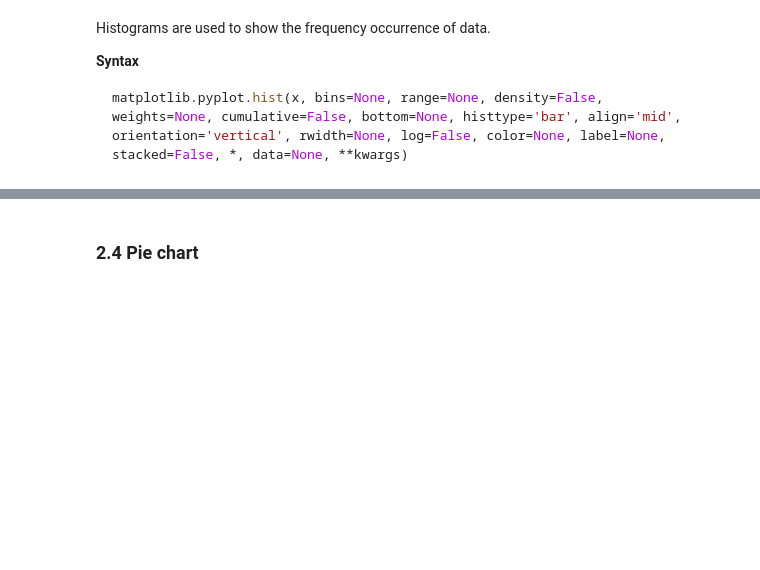
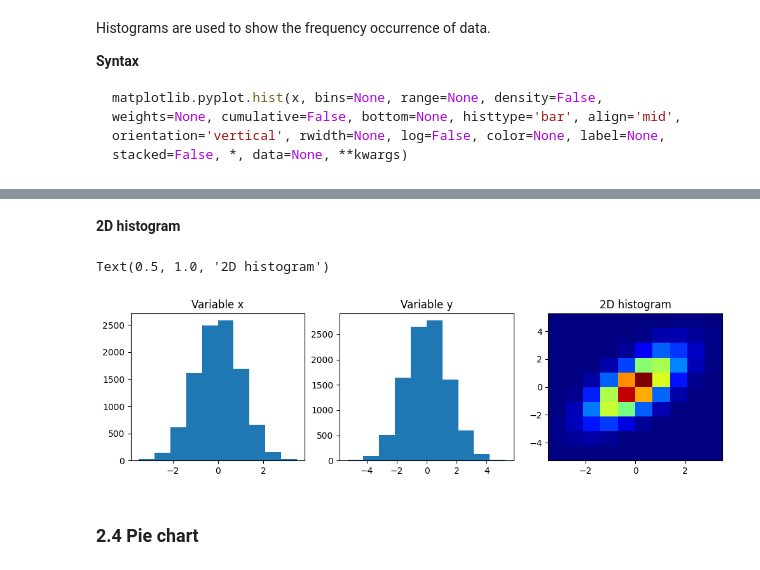
Before and after one commit to AmirMardan/ml_course, a Jupyter notebook: 4_visualization/0_matplotlib.ipynb, the cells around one changed output, grey strips where cells are left out. Drawn from its saved outputs; the diff is of its cells as text; code cells hidden in the pictures; blank space fills up the shorter version.

```diff
--- a/4_visualization/0_matplotlib.ipynb
+++ b/4_visualization/0_matplotlib.ipynb
@@ -648,3 +662,29 @@ Text(0.5, 1.0, 'barstacked')
+# %% [markdown]
+**2D histogram**
+# %%
+# Generate data
+mean = [0, 0]
+cov = [[1, 1], [1, 2]]
+
+x_hsit2d, y_hsit2d = np.random.multivariate_normal(mean, cov, 10000).T
+
+fig = plt.figure(figsize=(12, 3))
+
+ax= fig.add_subplot(131)
+ax.hist(x=x_hsit2d)
+ax.set_title('Variable x')
+
+ax= fig.add_subplot(132)
+ax.hist(x=y_hsit2d)
+ax.set_title('Variable y')
+
+ax= fig.add_subplot(133)
+ax.hist2d(x=x_hsit2d, y=y_hsit2d,
+         cmap='jet');
+ax.set_title('2D histogram')
+# %% [output]
+Text(0.5, 1.0, '2D histogram')
+[figure, added]
 # %% [markdown]
 <a name='pie'></a>
 ### 2.4 Pie chart
```
Also changed, not shown: parts of 43 cells of this notebook.
